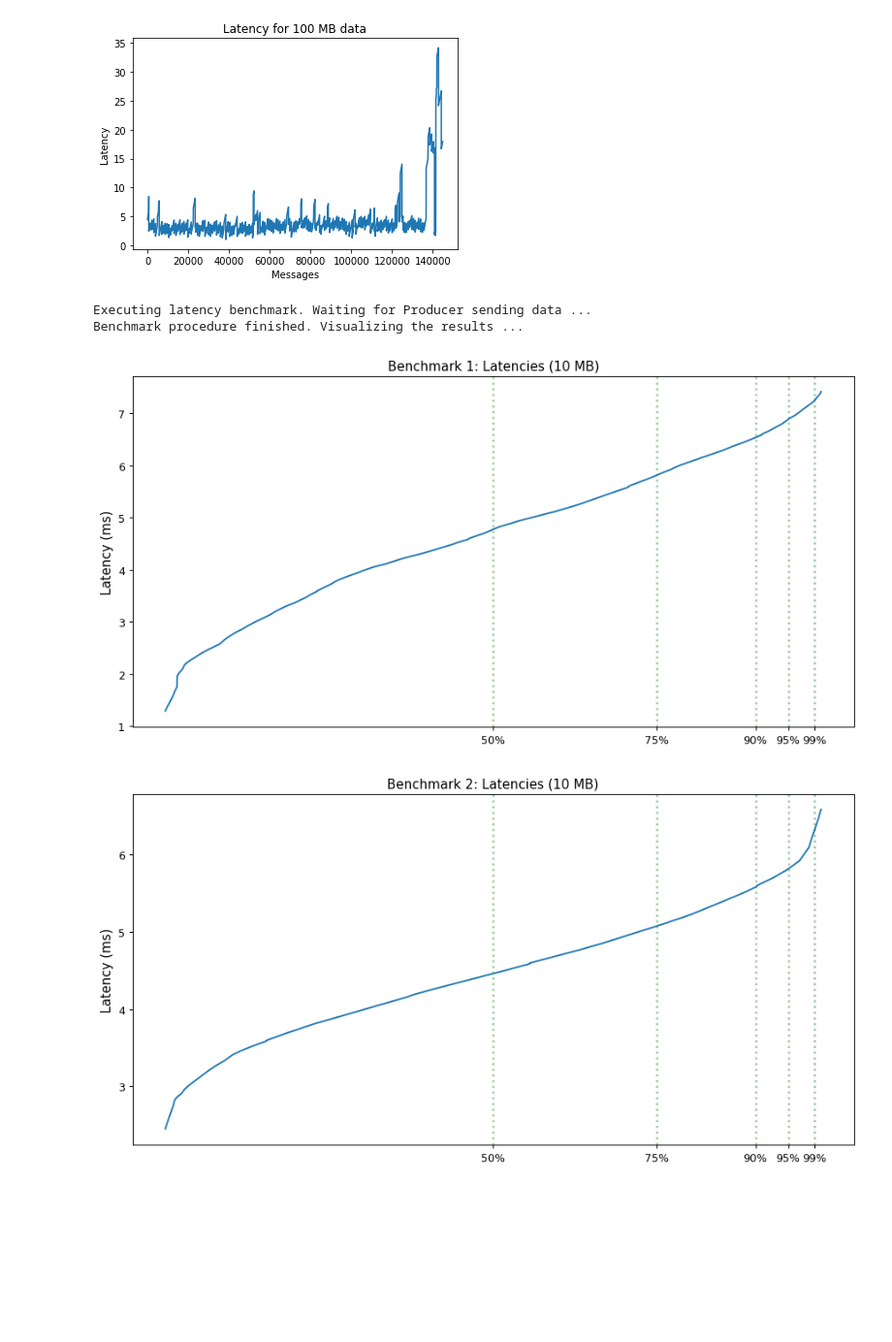
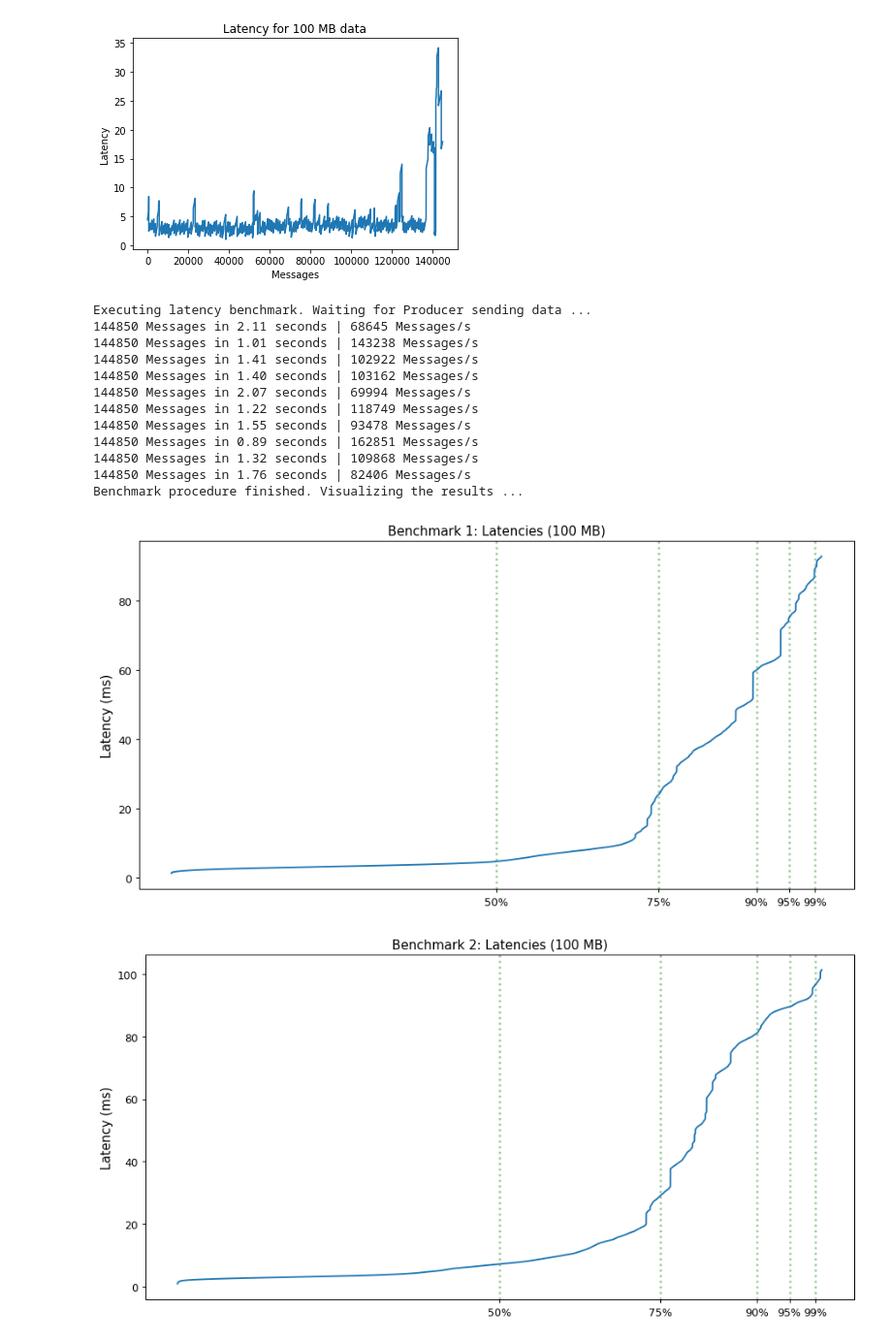
Before and after one commit to Manu10744/Stream-Analytics, a Jupyter notebook: kafka/analytics/one_broker/consumer.ipynb, the cells around one changed output. Shown: that part at 97% size. Cells and saved outputs as stored; diff of their text form; code cells hidden in the pictures; blank space fills up the shorter version.

```diff
--- a/kafka/analytics/one_broker/consumer.ipynb
+++ b/kafka/analytics/one_broker/consumer.ipynb
@@ -117,28 +117,38 @@ def benchmark(data_vol: int = 1000, exec_count: int = 10):
         :param exec_count: Amount of times to repeat the benchmark procedure
     """
     print("Executing latency benchmark. Waiting for Producer sending data ...")
-
     latency_results = []
-    benchmark_msg_count = DATASET_SIZE_IN_MSGS * (data_vol / DATASET_SIZE_IN_MB)
+    benchmark_msg_count = int(DATASET_SIZE_IN_MSGS * (data_vol / DATASET_SIZE_IN_MB))
 
     c.subscribe([KAFKA_TOPIC_TWITTER])
     for execution in range(exec_count):
+        start = None
         latencies = []
         msg_counter = 0
 
         while msg_counter < benchmark_msg_count:
+            # Start the timer once the first message was received
+            if msg_counter == 1:
+                start = perf_counter()
+
             msg = c.poll(0)
 
             if msg is None:
                 continue
             elif not msg.error():
                 msg_counter += 1
-                latency = (time.time() * 1000) - msg.timestamp()[1]
+                latency = (time() * 1000) - msg.timestamp()[1]
                 latencies.append(latency)
             elif msg.error().code() == KafkaError._PARTITION_EOF:
                 print("End of partition reached {}/{}".format(msg.topic(), msg.partition()))
             else:
                 print("Error occured: {}".format(msg.error().str()))
+
+        end = perf_counter()
+
+        delta = float(end - start)
+        print("{} Messages in {:.2f} seconds | {} Messages/s"
+              .format(benchmark_msg_count, delta, int(benchmark_msg_count / delta)))
 
         latency_results.append(latencies)
 
@@ -178,9 +188,19 @@ def benchmark(data_vol: int = 1000, exec_count: int = 10):
         fig.show()
 # %%
 # Execute the benchmark
-benchmark(data_vol=10, exec_count=2)
+benchmark(data_vol=100, exec_count=10)
 # %% [output]
 Executing latency benchmark. Waiting for Producer sending data ...
+144850 Messages in 2.11 seconds | 68645 Messages/s
+144850 Messages in 1.01 seconds | 143238 Messages/s
+144850 Messages in 1.41 seconds | 102922 Messages/s
+144850 Messages in 1.40 seconds | 103162 Messages/s
+144850 Messages in 2.07 seconds | 69994 Messages/s
+144850 Messages in 1.22 seconds | 118749 Messages/s
+144850 Messages in 1.55 seconds | 93478 Messages/s
+144850 Messages in 0.89 seconds | 162851 Messages/s
+144850 Messages in 1.32 seconds | 109868 Messages/s
+144850 Messages in 1.76 seconds | 82406 Messages/s
 Benchmark procedure finished. Visualizing the results ...
-[figure, old version]
+[figure, new version]
-[figure, old version]
+[figure, new version]
```
Also changed, not shown: parts of 2 cells of this notebook, 1 other file.
